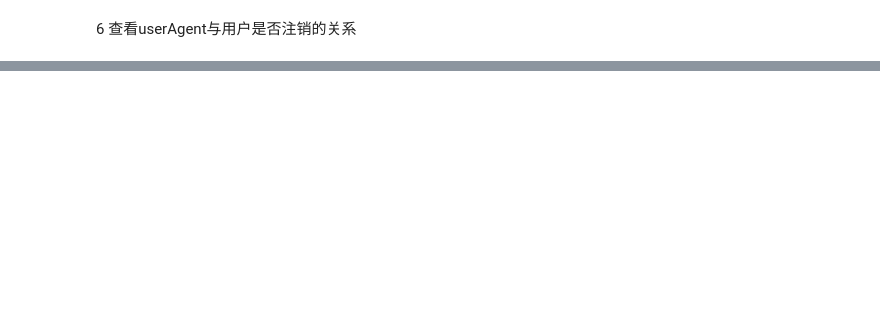
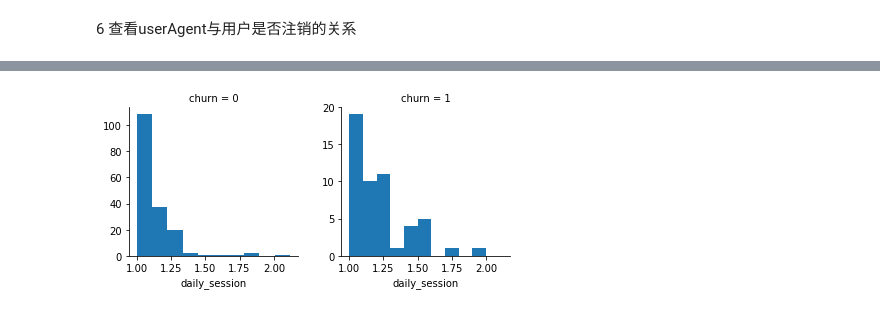
Before and after one commit to coffee34/MLStudy, a Jupyter notebook: Sparkify-zh.ipynb, the cells around one changed output, grey strips where cells are left out. Saved outputs shown, nothing was run; the diff lists cells and outputs as text; code cells hidden in the pictures; blank space fills up the shorter version.

```diff
--- a/Sparkify-zh.ipynb
+++ b/Sparkify-zh.ipynb
@@ -244,0 +324,11 @@ only showing top 20 rows
+# %%
+df = df.withColumn('month',month('date'))
+# 计算每天的访问次数
+day_df = df.groupBy(['userId','churn','date']).agg(countDistinct('sessionId')).groupBy('userId','churn')\
+.avg('count(DISTINCT sessionId)').withColumnRenamed('avg(count(DISTINCT sessionId))','daily_session')
+df = df.join(day_df, on=['userId','churn'])
+# %%
+g = sns.FacetGrid(day_df.toPandas(), col="churn", sharey=False)
+g.map(plt.hist, "daily_session");
+# %% [output]
+[figure, added]
```
Also changed, not shown: parts of 59 cells of this notebook, 1 other file.
